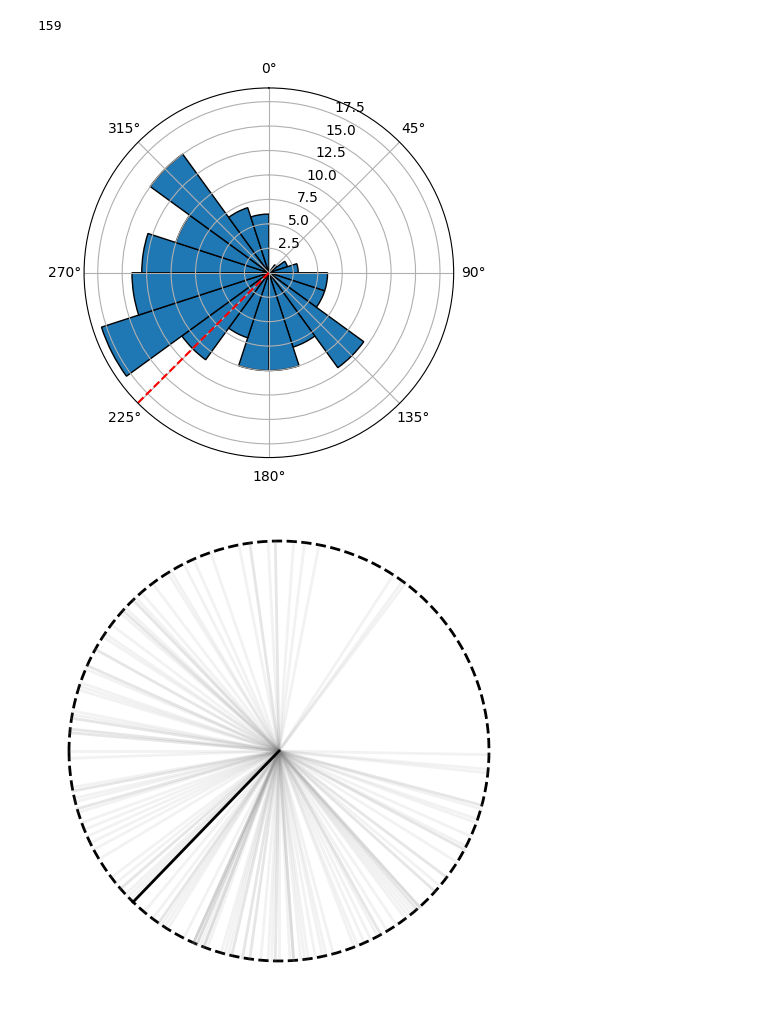
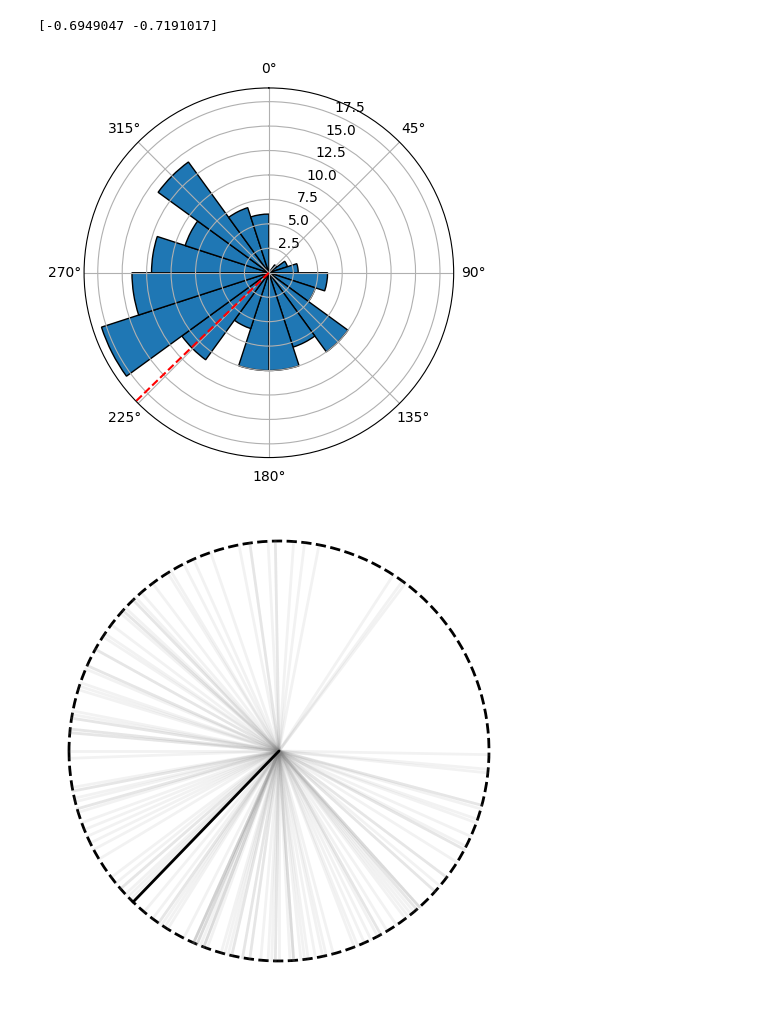
Before and after one commit to matthieubulte/meantesting, a Jupyter notebook: wind.ipynb, the cells around one changed output. Drawn from its saved outputs; the diff is of its cells as text; code cells hidden in the pictures.

```diff
--- a/wind.ipynb
+++ b/wind.ipynb
@@ -1 +1,17 @@
+# %%
+import requests
+import pandas as pd
+import seaborn as sns
+import numpy as np
+import matplotlib.pyplot as plt
+import jax.numpy as jnp
+import jax
+from sphere import Sphere as S
+import seaborn as sns
+
+sns.set_theme()
+sns.set_style("whitegrid")
+sns.set_context(
+    "paper", rc={"axes.legendsize": 20, "axes.labelsize": 20, "axes.xtickssize": 20}
+)
 # %%
@@ -108,33 +91,24 @@ sns.scatterplot(midday_df, x="timestamp", y="value")
 # %%
-midday_df = (
-    df[
-        (df["timestamp"].dt.hour == 12)
-        & (df["timestamp"].dt.year == 2024)
-        & (df["timestamp"].dt.month >= 6)
-    ]
-    .groupby(df["timestamp"].dt.floor("h"))
-    .first()
-)
-print(len(midday_df))
 X = jnp.array(midday_df[["x", "y"]].values)
 mu_hat = S.frechet_mean(X, None, max_iter=100)
+print(mu_hat)
 mu_hat_angle = np.arctan2(mu_hat[1], mu_hat[0]) + 2 * np.pi
 data = 2 * np.pi * midday_df["value"].values / 360
 fig, ax = plt.subplots(subplot_kw={"projection": "polar"})
 num_bins = 20  # Number of bins for the histogram
 theta_bins = np.linspace(0, 2 * np.pi, num_bins + 1)
 counts, _ = np.histogram(data, bins=theta_bins)
 bars = ax.bar(
     theta_bins[:-1], counts, width=(2 * np.pi) / num_bins, align="edge", edgecolor="k"
 )
 ax.axvline(mu_hat_angle, color="r", linestyle="--")
 ax.set_theta_zero_location("N")  # 0 at the top (North)
 ax.set_theta_direction(-1)  # Clockwise direction
 
 plt.show()
 # %% [output]
-159
+[-0.6949047 -0.7191017]
-[figure, old version]
+[figure, new version]
 # %%
 theta = np.linspace(-np.pi, np.pi, 300)
 counts, _ = np.histogram(data, bins=theta)
```
Also changed, not shown: parts of 7 cells of this notebook, 3 other files.
